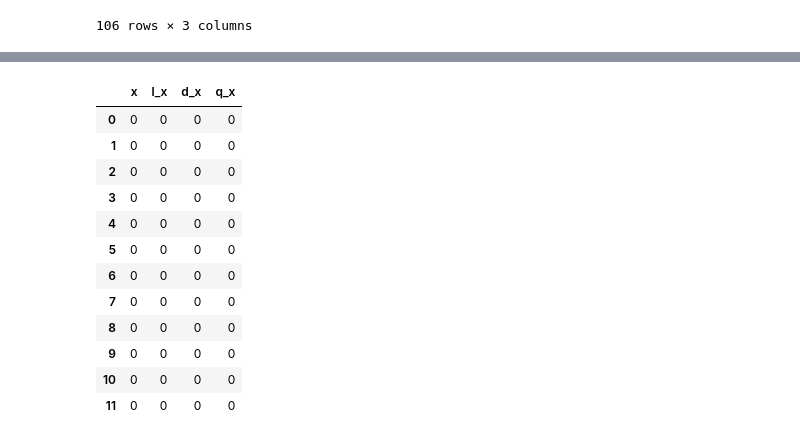
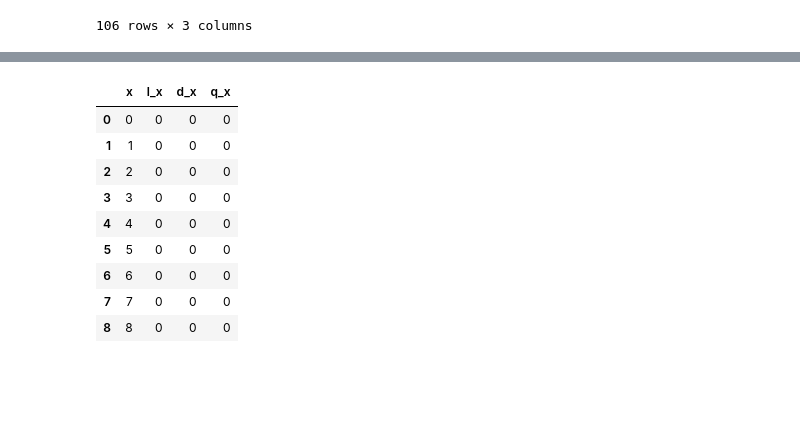
Before and after one commit to jgpds/Tabuas_Teste, a Jupyter notebook: TabuasDemoivreEtc.ipynb, the cells around one changed output, grey strips where cells are left out. Saved outputs shown, nothing was run; the diff lists cells and outputs as text; code cells hidden in the pictures; blank space fills up the shorter version.

```diff
--- a/TabuasDemoivreEtc.ipynb
+++ b/TabuasDemoivreEtc.ipynb
@@ -104,19 +104,17 @@ plt.show()
 # %%
 # Testando função de criar tabela
+w = int(input("Digite a ultima idade da tábua"))
 
-tabela_teste = Tables(12, ["x", "l_x", "d_x", "q_x"]).create()
+tabela_teste = Tables(w, ["x", "l_x", "d_x", "q_x"]).create()
 tabela_teste
 # %% [output]
 |  | x | l_x | d_x | q_x |
 | 0 | 0 | 0 | 0 | 0 |
-| 1 | 0 | 0 | 0 | 0 |
-| 2 | 0 | 0 | 0 | 0 |
-| 3 | 0 | 0 | 0 | 0 |
-| 4 | 0 | 0 | 0 | 0 |
-| 5 | 0 | 0 | 0 | 0 |
-| 6 | 0 | 0 | 0 | 0 |
-| 7 | 0 | 0 | 0 | 0 |
-| 8 | 0 | 0 | 0 | 0 |
-| 9 | 0 | 0 | 0 | 0 |
-| 10 | 0 | 0 | 0 | 0 |
-| 11 | 0 | 0 | 0 | 0 |
+| 1 | 1 | 0 | 0 | 0 |
+| 2 | 2 | 0 | 0 | 0 |
+| 3 | 3 | 0 | 0 | 0 |
+| 4 | 4 | 0 | 0 | 0 |
+| 5 | 5 | 0 | 0 | 0 |
+| 6 | 6 | 0 | 0 | 0 |
+| 7 | 7 | 0 | 0 | 0 |
+| 8 | 8 | 0 | 0 | 0 |
```
Also changed, not shown: parts of 2 cells of this notebook, 1 other file.
